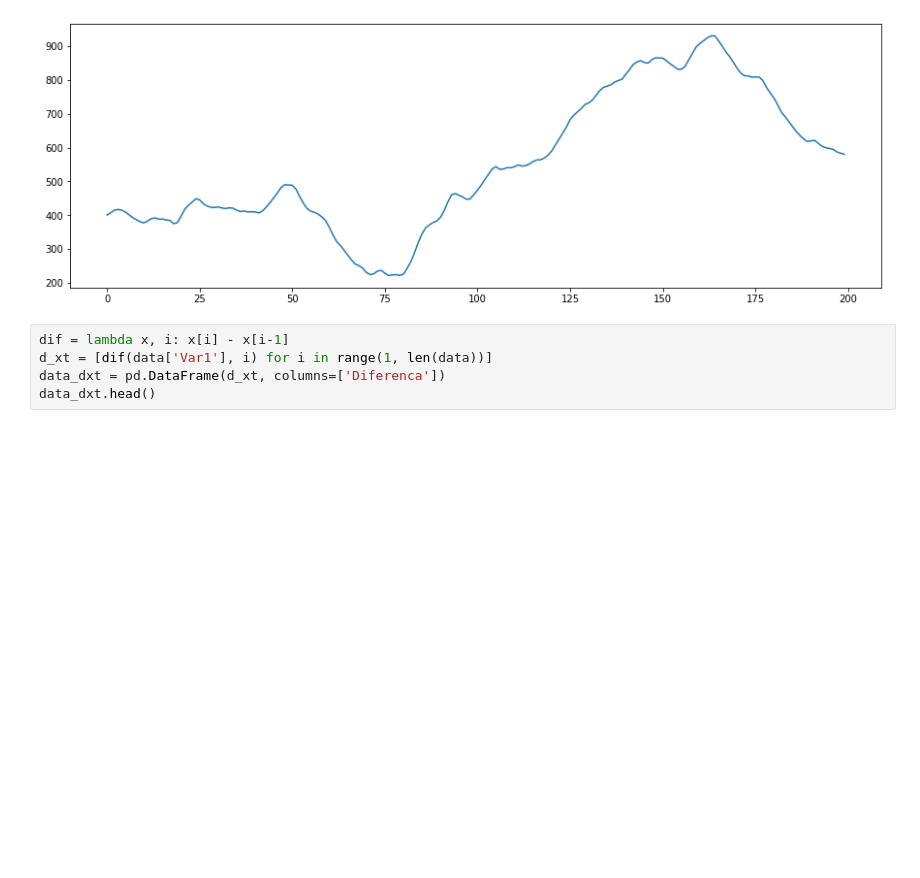
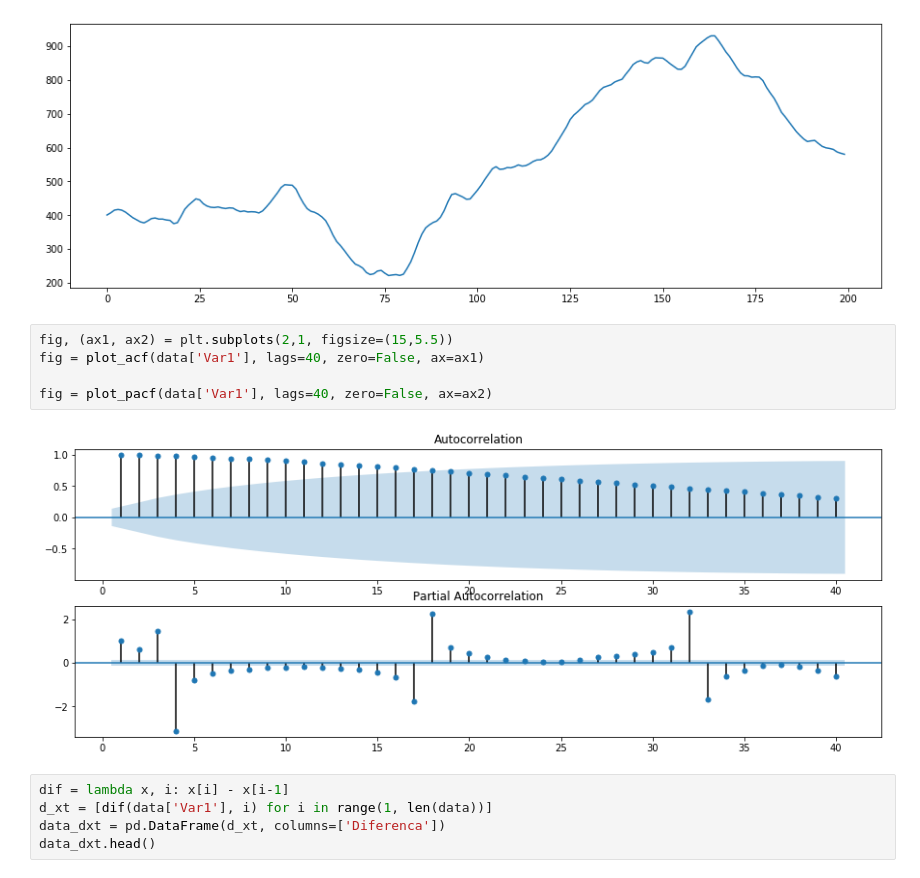
Before and after one commit to GMizuno/analise_de_dados, a Jupyter notebook: Series Temporais/Series Temporais parte 2.ipynb, the cells around one changed output. Cells and saved outputs as stored; diff of their text form; blank space fills up the shorter version.

```diff
--- a/Series Temporais/Series Temporais parte 2.ipynb
+++ b/Series Temporais/Series Temporais parte 2.ipynb
@@ -39,6 +39,13 @@ axes.plot(data['Var1'])
 # %% [output]
 [<matplotlib.lines.Line2D at 0x...>]
 [figure]
+# %%
+fig, (ax1, ax2) = plt.subplots(2,1, figsize=(15,5.5))
+fig = plot_acf(data['Var1'], lags=40, zero=False, ax=ax1)
+
+fig = plot_pacf(data['Var1'], lags=40, zero=False, ax=ax2)
+# %% [output]
+[figure, added]
 # %%
 dif = lambda x, i: x[i] - x[i-1]
 d_xt = [dif(data['Var1'], i) for i in range(1, len(data))]
```
Also changed, not shown: parts of 1 cell of this notebook, 8 other files.
